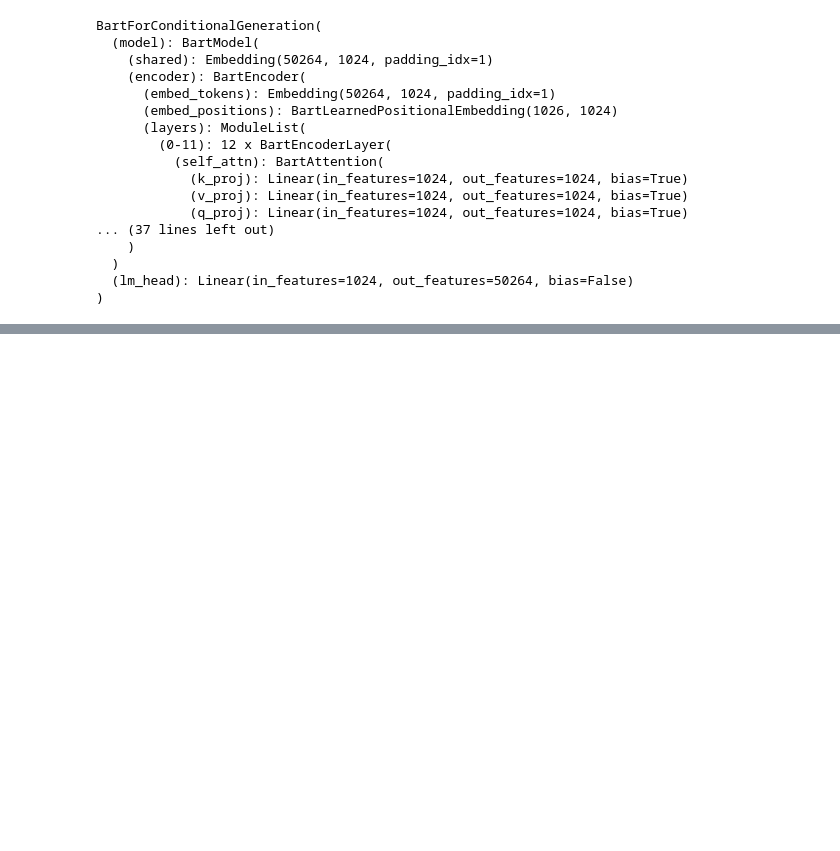
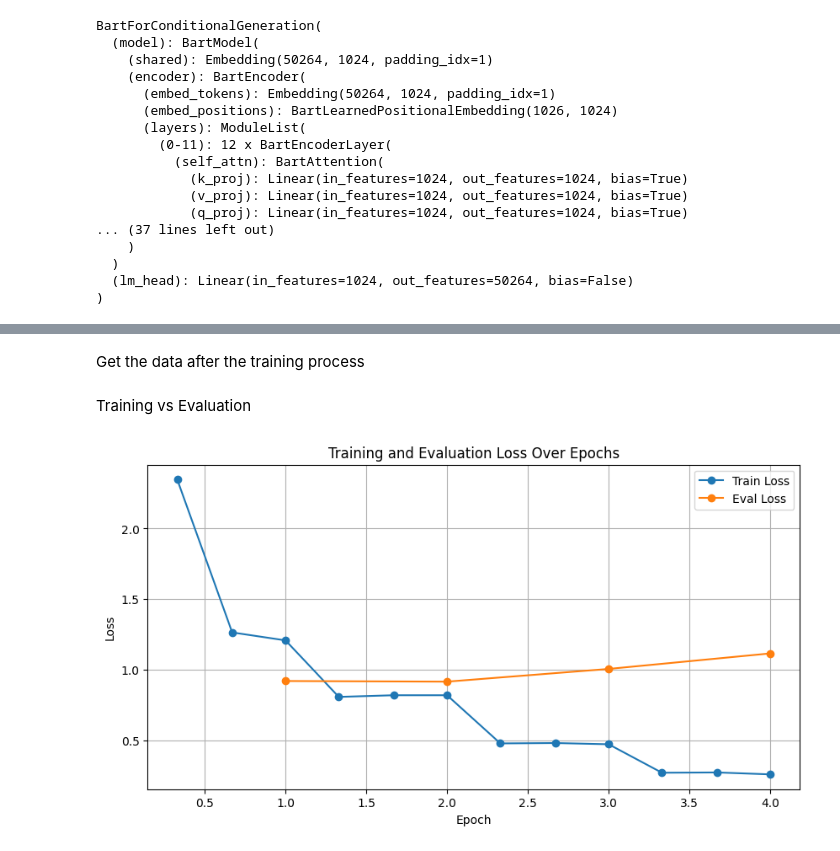
Before and after one commit to cjsonnnnn/Text-Summarization, a Jupyter notebook: UAS_Deep_Learning.ipynb, the cells around one changed output, grey strips where cells are left out. Drawn from its saved outputs; the diff is of its cells as text; code cells hidden in the pictures; blank space fills up the shorter version.

```diff
--- a/UAS_Deep_Learning.ipynb
+++ b/UAS_Deep_Learning.ipynb
@@ -399,0 +355,3 @@ calculate_rouge_scores(validation_dataset)
+# %%
+log_history = trainer.state.log_history
+log_history
@@ -399,0 +376,25 @@ calculate_rouge_scores(validation_dataset)
+# %% [markdown]
+Get the data after the training process
+# %%
+# Extract loss values and epochs for training and evaluation separately
+train_loss = [log['loss'] for log in log_history if 'loss' in log]
+train_epochs = [log['epoch'] for log in log_history if 'loss' in log]
+eval_loss = [log['eval_loss'] for log in log_history if 'eval_loss' in log]
+eval_epochs = [log['epoch'] for log in log_history if 'eval_loss' in log]
+learning_rates = [log['learning_rate'] for log in log_history if 'learning_rate' in log]
+steps = [log['step'] for log in log_history if 'learning_rate' in log]
+# %% [markdown]
+Training vs Evaluation
+# %%
+# Plotting
+plt.figure(figsize=(10, 5))
+plt.plot(train_epochs, train_loss, label='Train Loss', marker='o')
+plt.plot(eval_epochs, eval_loss, label='Eval Loss', marker='o')
+plt.title('Training and Evaluation Loss Over Epochs')
+plt.xlabel('Epoch')
+plt.ylabel('Loss')
+plt.legend()
+plt.grid(True)
+plt.show()
+# %% [output]
+[figure, added]
```
Also changed, not shown: parts of 45 cells of this notebook.
